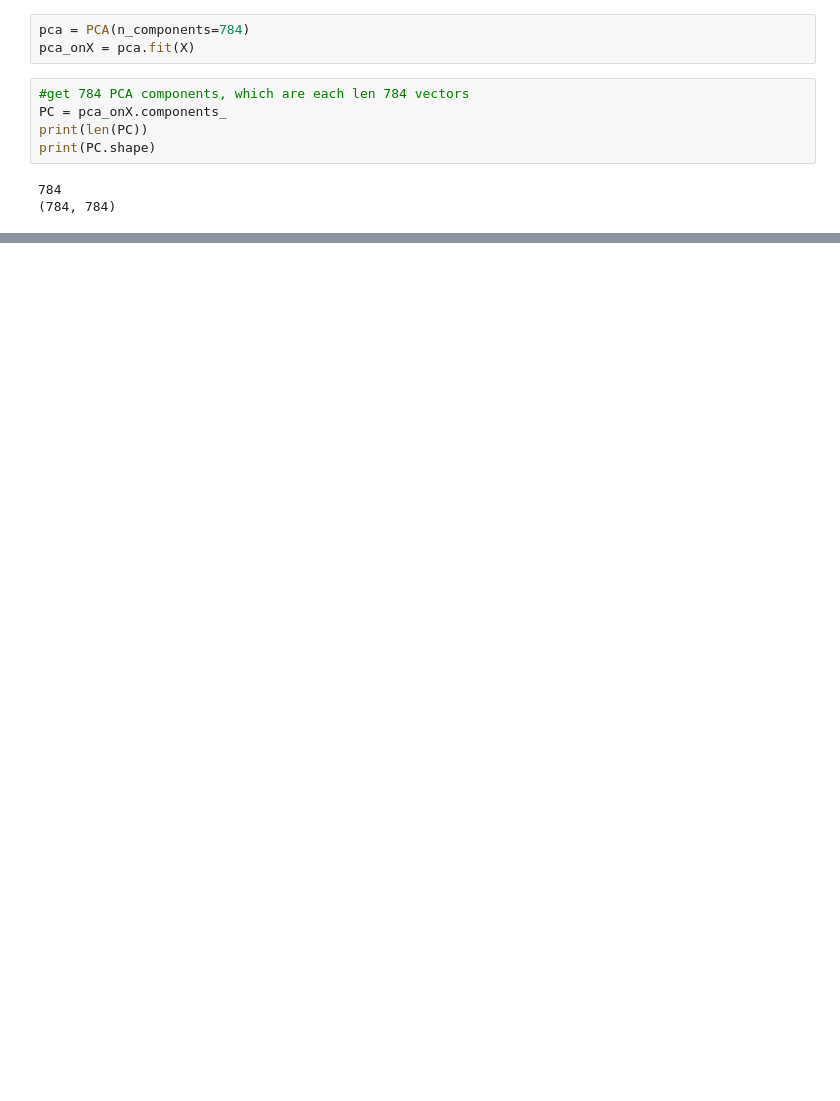
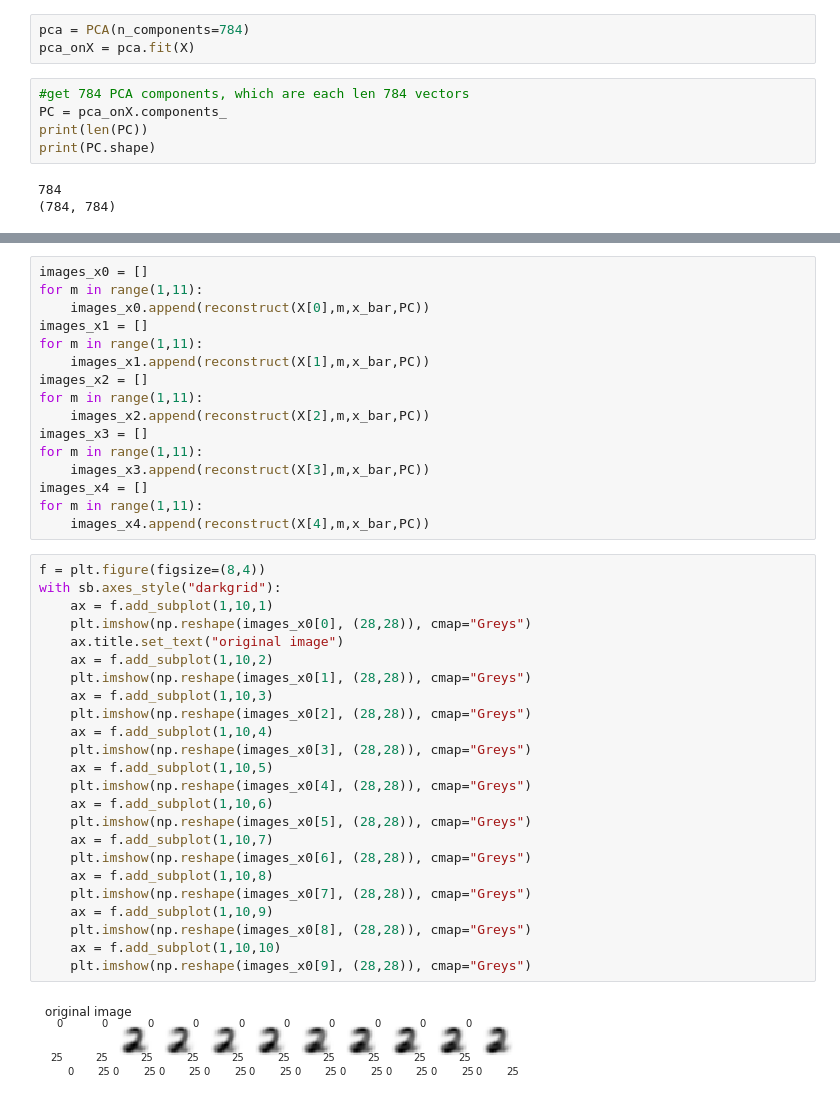
Before and after one commit to kensekense/unige, a Jupyter notebook: data_science/tp3/pca_knn_tp3.ipynb, the cells around one changed output, grey strips where cells are left out. Drawn from its saved outputs; the diff is of its cells as text; blank space fills up the shorter version.

```diff
--- a/data_science/tp3/pca_knn_tp3.ipynb
+++ b/data_science/tp3/pca_knn_tp3.ipynb
@@ -79,0 +107,42 @@ def recon_err(X, m):
+# %%
+images_x0 = []
+for m in range(1,11):
+    images_x0.append(reconstruct(X[0],m,x_bar,PC))
+images_x1 = []
+for m in range(1,11):
+    images_x1.append(reconstruct(X[1],m,x_bar,PC))
+images_x2 = []
+for m in range(1,11):
+    images_x2.append(reconstruct(X[2],m,x_bar,PC))
+images_x3 = []
+for m in range(1,11):
+    images_x3.append(reconstruct(X[3],m,x_bar,PC))
+images_x4 = []
+for m in range(1,11):
+    images_x4.append(reconstruct(X[4],m,x_bar,PC))
+# %%
+f = plt.figure(figsize=(8,4))
+with sb.axes_style("darkgrid"):
+    ax = f.add_subplot(1,10,1)
+    plt.imshow(np.reshape(images_x0[0], (28,28)), cmap="Greys")
+    ax.title.set_text("original image")
+    ax = f.add_subplot(1,10,2)
+    plt.imshow(np.reshape(images_x0[1], (28,28)), cmap="Greys")
+    ax = f.add_subplot(1,10,3)
+    plt.imshow(np.reshape(images_x0[2], (28,28)), cmap="Greys")
+    ax = f.add_subplot(1,10,4)
+    plt.imshow(np.reshape(images_x0[3], (28,28)), cmap="Greys")
+    ax = f.add_subplot(1,10,5)
+    plt.imshow(np.reshape(images_x0[4], (28,28)), cmap="Greys")
+    ax = f.add_subplot(1,10,6)
+    plt.imshow(np.reshape(images_x0[5], (28,28)), cmap="Greys")
+    ax = f.add_subplot(1,10,7)
+    plt.imshow(np.reshape(images_x0[6], (28,28)), cmap="Greys")
+    ax = f.add_subplot(1,10,8)
+    plt.imshow(np.reshape(images_x0[7], (28,28)), cmap="Greys")
+    ax = f.add_subplot(1,10,9)
+    plt.imshow(np.reshape(images_x0[8], (28,28)), cmap="Greys")
+    ax = f.add_subplot(1,10,10)
+    plt.imshow(np.reshape(images_x0[9], (28,28)), cmap="Greys")
+# %% [output]
+[figure, added]
```
Also changed, not shown: parts of 26 cells of this notebook, 3 other files.
